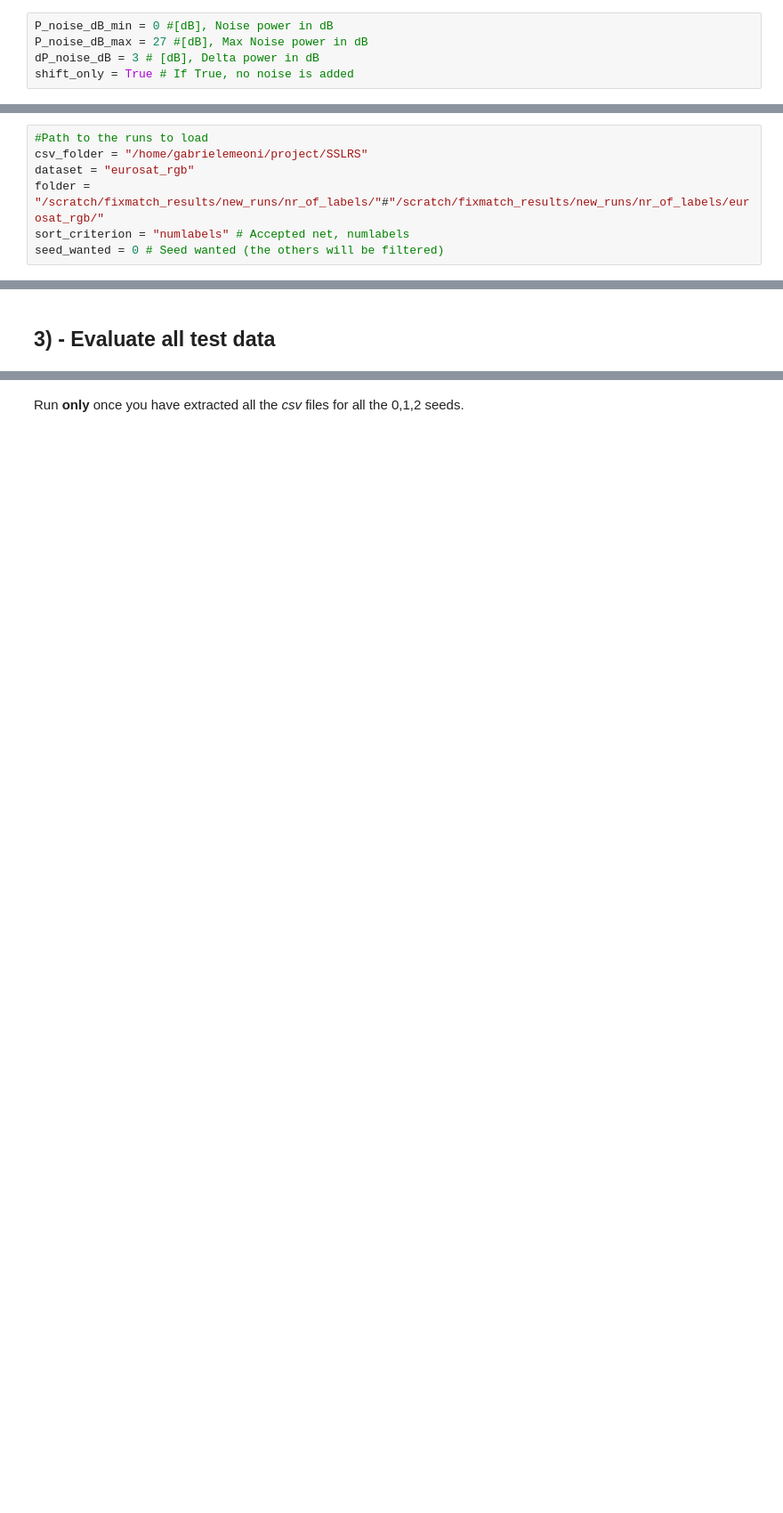
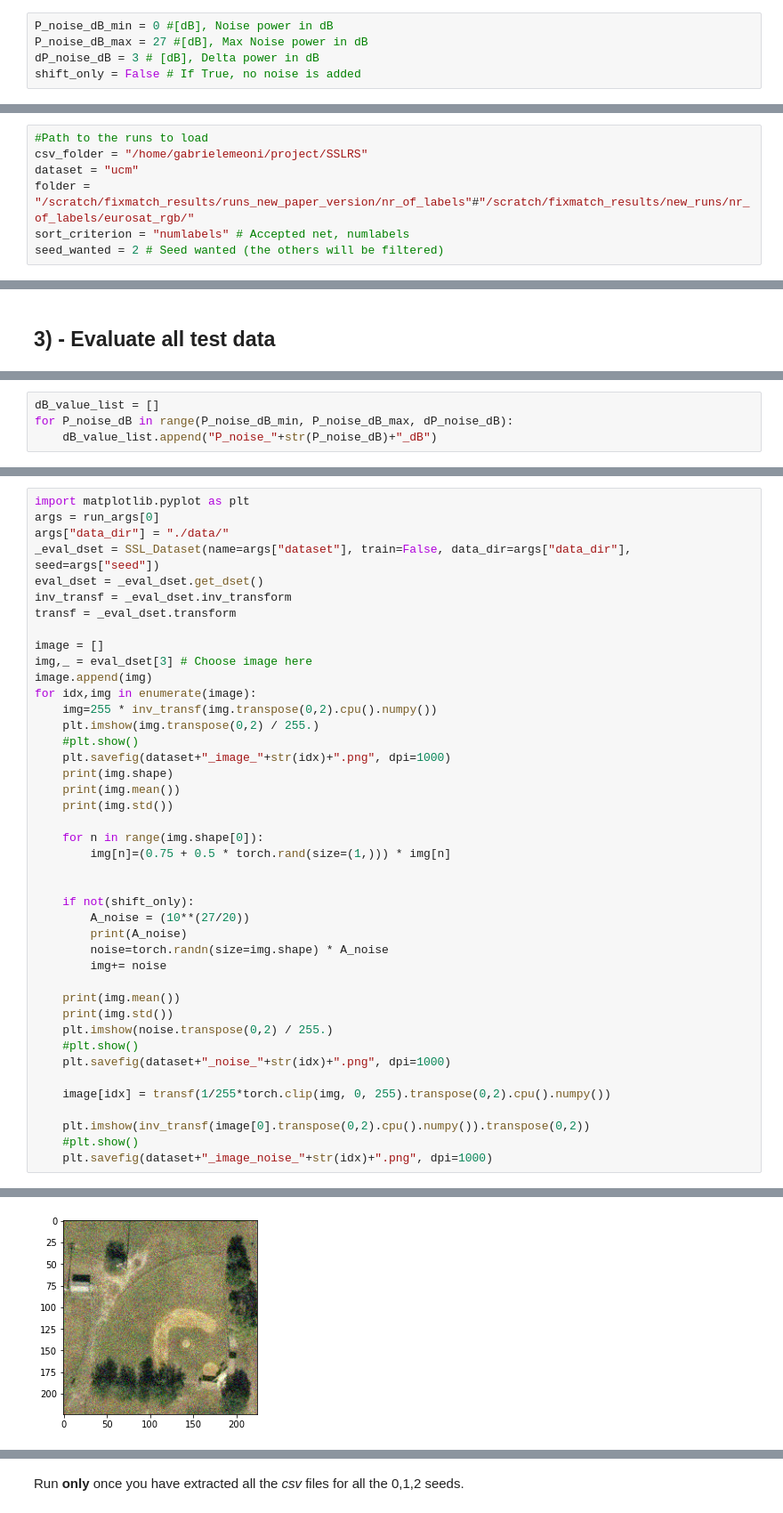
Before and after one commit to gomezzz/MSMatch, a Jupyter notebook: notebooks/Evaluation - noise.ipynb, the cells around one changed output, grey strips where cells are left out. Shown: that part at 89% size. Drawn from its saved outputs; the diff is of its cells as text; blank space fills up the shorter version.

Commit message:
Added plot images and improved resolution.

```diff
--- a/notebooks/Evaluation - noise.ipynb
+++ b/notebooks/Evaluation - noise.ipynb
@@ -27,16 +27,16 @@ from copy import deepcopy
 P_noise_dB_min = 0 #[dB], Noise power in dB
 P_noise_dB_max = 27 #[dB], Max Noise power in dB
 dP_noise_dB = 3 # [dB], Delta power in dB
-shift_only = True # If True, no noise is added
+shift_only = False # If True, no noise is added
 # %% [markdown]
 ## 2) - Initialize parameters
 # %%
 #Path to the runs to load
 csv_folder = "/home/gabrielemeoni/project/SSLRS"
-dataset = "eurosat_rgb"
-folder = "/scratch/fixmatch_results/new_runs/nr_of_labels/"#"/scratch/fixmatch_results/new_runs/nr_of_labels/eurosat_rgb/"
+dataset = "ucm"
+folder = "/scratch/fixmatch_results/runs_new_paper_version/nr_of_labels"#"/scratch/fixmatch_results/new_runs/nr_of_labels/eurosat_rgb/"
 sort_criterion = "numlabels" # Accepted net, numlabels
-seed_wanted = 0 # Seed wanted (the others will be filtered)
+seed_wanted = 2 # Seed wanted (the others will be filtered)
 # %%
 folder=os.path.join(folder, dataset)
 checkpoints, run_args = get_model_checkpoints(folder)
@@ -59,0 +64,4 @@ scratch
+# %%
+dB_value_list = []
+for P_noise_dB in range(P_noise_dB_min, P_noise_dB_max, dP_noise_dB):
+    dB_value_list.append("P_noise_"+str(P_noise_dB)+"_dB")
@@ -139,0 +144,43 @@ Using not pretrained model efficientnet-b2 ...
+# %%
+import matplotlib.pyplot as plt
+args = run_args[0]
+args["data_dir"] = "./data/"
+_eval_dset = SSL_Dataset(name=args["dataset"], train=False, data_dir=args["data_dir"], seed=args["seed"])
+eval_dset = _eval_dset.get_dset()
+inv_transf = _eval_dset.inv_transform
+transf = _eval_dset.transform
+
+image = []
+img,_ = eval_dset[3] # Choose image here
+image.append(img)
+for idx,img in enumerate(image):
+    img=255 * inv_transf(img.transpose(0,2).cpu().numpy())
+    plt.imshow(img.transpose(0,2) / 255.)
+    #plt.show()
+    plt.savefig(dataset+"_image_"+str(idx)+".png", dpi=1000)
+    print(img.shape)
+    print(img.mean())
+    print(img.std())
+
+    for n in range(img.shape[0]):
+        img[n]=(0.75 + 0.5 * torch.rand(size=(1,))) * img[n]
+
+
+    if not(shift_only):
+        A_noise = (10**(27/20))
+        print(A_noise)
+        noise=torch.randn(size=img.shape) * A_noise
+        img+= noise
+
+    print(img.mean())
+    print(img.std())
+    plt.imshow(noise.transpose(0,2) / 255.)
+    #plt.show()
+    plt.savefig(dataset+"_noise_"+str(idx)+".png", dpi=1000)
+
+    image[idx] = transf(1/255*torch.clip(img, 0, 255).transpose(0,2).cpu().numpy())
+
+    plt.imshow(inv_transf(image[0].transpose(0,2).cpu().numpy()).transpose(0,2))
+    #plt.show()
+    plt.savefig(dataset+"_image_noise_"+str(idx)+".png", dpi=1000)
+# %% [output]
@@ -140 +195,2 @@ Using not pretrained model efficientnet-b2 ...
+[figure, added]
 # %% [markdown]
```
Also changed, not shown: parts of 10 cells of this notebook.
